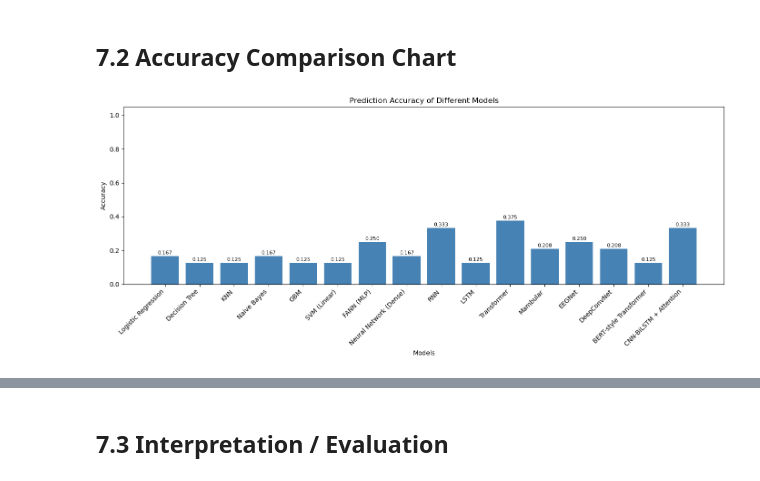
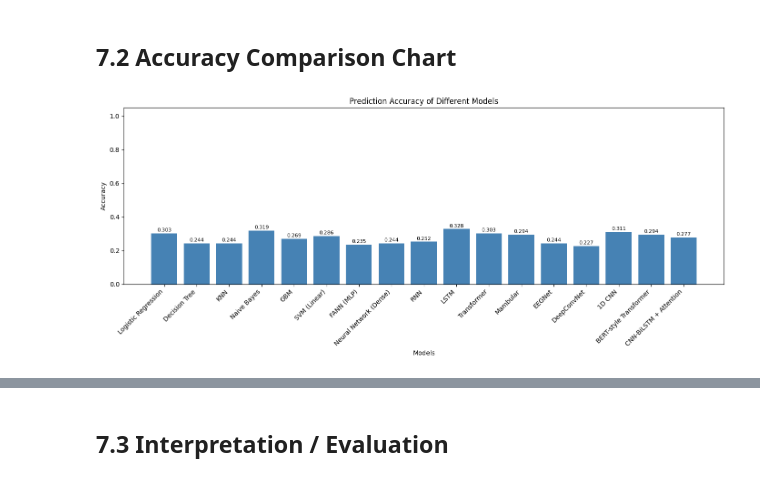
Before and after one commit to mushfique-tajwar/VR-EEG-Deep-Learning, a Jupyter notebook: code.ipynb, the cells around one changed output, grey strips where cells are left out. Drawn from its saved outputs; the diff is of its cells as text; code cells hidden in the pictures.

```diff
--- a/code.ipynb
+++ b/code.ipynb
@@ -478,15 +428,26 @@ csvfile
 ### 3.1.2 Input and Output Split
 Making the EEG Signals Input and Participant and Column be the Output
 # %%
-# X = Input features, Y = Output label
-# Keep Participant separately (Windowing later)
+# X = Input features, y = Output label (numeric)
 
-feature_cols = csvfile.drop(columns=['Classification', 'Participant']).columns.tolist()
+# Keep Participant_id separately (can be used later for group splits / analysis)
 
-#x = csvfile[feature_cols]
-x = numerical_data_asr
-y = csvfile['Classification']
+
+
+exclude_cols = {'Classification', 'Participant', 'Classification_id', 'Participant_id'}
+
+feature_cols = [c for c in csvfile.columns if c not in exclude_cols]
+
+
+
+x = csvfile[feature_cols]
+
+y = csvfile['Classification_id']
+
+
 
 print('Feature columns used for ML:', feature_cols)
+
+print('x shape:', x.shape, 'y shape:', y.shape)
 # %% [output]
 Feature columns used for ML: ['RAW_TP9', 'RAW_AF7', 'RAW_AF8', 'RAW_TP10']
@@ -689,0 +724,4 @@ Test class counts: {0: 6, 1: 6, 2: 6, 3: 6}
+# %%
+logo = LeaveOneGroupOut()
+n_splits = logo.get_n_splits(groups=groups_all)
+print(f"Total cross-validation folds (unique participants): {n_splits}")
@@ -873,6 +883,10 @@ for name, model in models.items():
         dt_model = model
         y_pred_dt = y_pred
         dt_acc = classic_acc[name]
+    elif name == "Random Forest":
+        rf_model = model
+        y_pred_rf = y_pred
+        rf_acc = classic_acc[name]
     elif name == "KNN":
         knn_model = model
         y_pred_knn = y_pred
@@ -1524,31 +1992,32 @@ for name, var in [
     ('FANN (MLP)', 'fann_acc'),
     ('Neural Network (Dense)', 'nn_acc'),
     ('RNN', 'rnn_acc'),
     ('LSTM', 'lstm_acc'),
     ('Transformer', 'transformer_acc'),
     ('Mambular', 'mambular_acc'),
     ('EEGNet', 'eegnet_acc'),
     ('DeepConvNet', 'deepconvnet_acc'),
+    ('1D CNN', 'cnn_acc'),
     ('BERT-style Transformer', 'bert_acc'),
     ('CNN-BiLSTM + Attention', 'cnn_bilstm_attn_acc'),
  ]:
     if var in globals():
         model_acc[name] = float(globals()[var])
 
 plt.figure(figsize=(14, 6))
 names = list(model_acc.keys())
 scores = list(model_acc.values())
 bars = plt.bar(names, scores, color='steelblue')
 plt.xticks(rotation=45, ha='right')
 plt.xlabel('Models')
 plt.ylabel('Accuracy')
 plt.title('Prediction Accuracy of Different Models')
 
 for b, s in zip(bars, scores):
     plt.text(b.get_x() + b.get_width()/2, s + 0.005, f'{s:.3f}', ha='center', va='bottom', fontsize=8)
 
 plt.ylim(0, 1.05)
 plt.tight_layout()
 plt.show()
 # %% [output]
-[figure, old version]
+[figure, new version]
```
Also changed, not shown: parts of 40 cells of this notebook, 1 other file.
